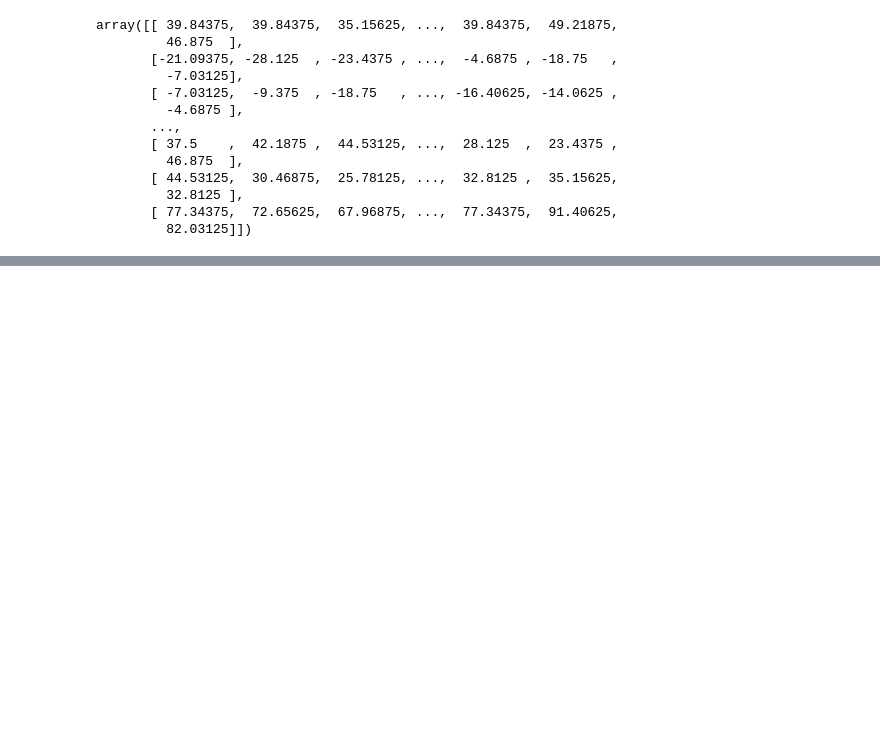
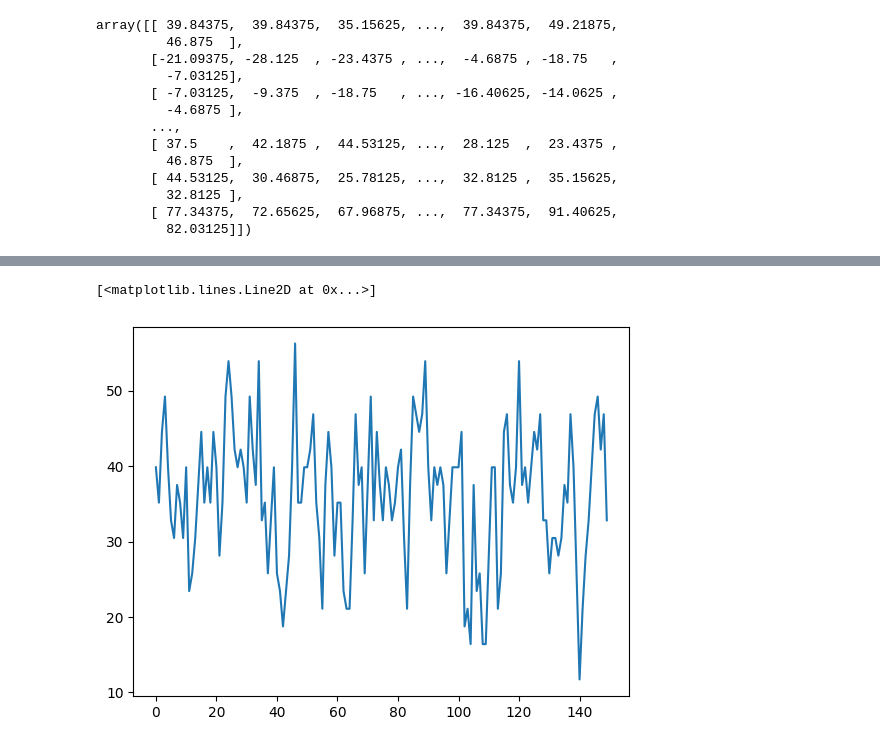
Before and after one commit to hantman-lab/realSpike, a Jupyter notebook: notebooks/check_fetch.ipynb, the cells around one changed output, grey strips where cells are left out. Cells and saved outputs as stored; diff of their text form; code cells hidden in the pictures; blank space fills up the shorter version.

```diff
--- a/notebooks/check_fetch.ipynb
+++ b/notebooks/check_fetch.ipynb
@@ -122,0 +186,2 @@ array([[ 39.84375,  39.84375,  35.15625, ...,  39.84375,  49.21875,
+# %%
+a = np.load("../data/120s_test/5ms_debug_False_frame_0.npy")
@@ -122,0 +216,5 @@ array([[ 39.84375,  39.84375,  35.15625, ...,  39.84375,  49.21875,
+# %%
+plt.plot(a.T[0])
+# %% [output]
+[<matplotlib.lines.Line2D at 0x...>]
+[figure, added]
```
Also changed, not shown: parts of 9 cells of this notebook, 2 other files.
